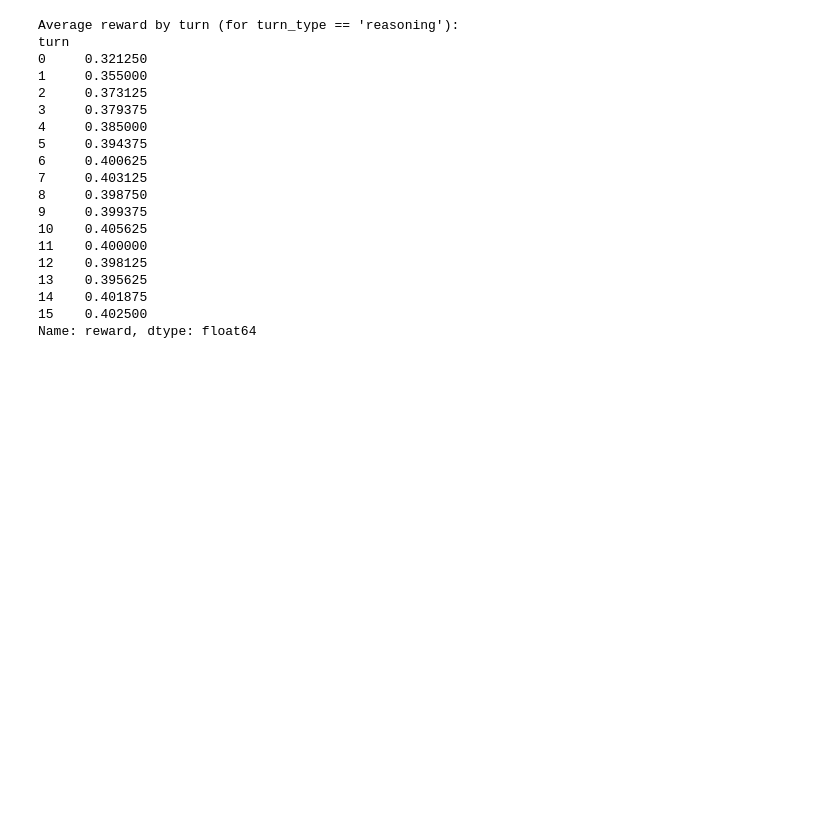
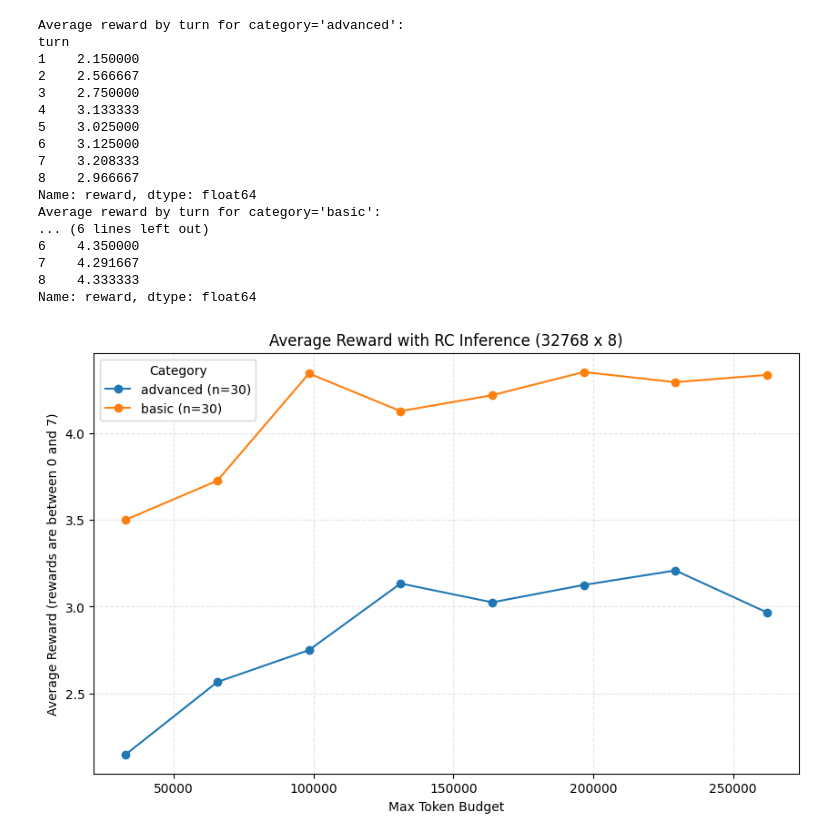
Before and after one commit to ars22/pipeline-rl, a Jupyter notebook: analysis/analyze_rc_stream.ipynb, the cells around one changed output. Saved outputs shown, nothing was run; the diff lists cells and outputs as text; code cells hidden in the pictures; blank space fills up the shorter version.

```diff
--- a/analysis/analyze_rc_stream.ipynb
+++ b/analysis/analyze_rc_stream.ipynb
@@ -9,9 +9,10 @@ import matplotlib.pyplot as plt
 # %%
 
 # Path to your JSONL file
-file_path = "/project/flame/asetlur/rc_qw4bins_ansbench_n4_t16_l16k2k_new2.jsonl"
-
+# file_path = "/root/results/imoproofbench_n1_t8_l32k2k_v03.00step000500_1767581185/streams/actor_test/0/0/0.jsonl"
+# file_path = "/root/results/imoproofbench_n1_t8_l32k2k_v03.00step000500_withdelimiter_1767584730/streams/actor_test/0/0/0.jsonl"
 # Each line is a JSON list, merge all into one list, then make a DataFrame from the merged list of dicts
+file_path = "/root/results/imoproofbench_n4_t8_l32k2k_v03.00step000500_withdelimiter_1767594169/streams/actor_test/0/0/0.jsonl"
 import json
 
 all_items = []
@@ -44,32 +75,61 @@ Columns: ['text', 'output_text', 'n_predicted', 'reward', 'logprobs', 'ref_logpr
+# %%
+# Add prompt_text by removing output_text from text
+if "prompt_text" not in df.columns and "text" in df.columns and "output_text" in df.columns:
+    def get_prompt_text(row):
+        if pd.isna(row["text"]) or pd.isna(row["output_text"]):
+            return None
+        if str(row["text"]).endswith(str(row["output_text"])):
+            return row["text"][: -len(str(row["output_text"]))]
+        return None  # Could not reliably reconstruct
+    df["prompt_text"] = df.apply(get_prompt_text, axis=1)
 # %%
+import matplotlib.pyplot as plt
+
+per_turn_token_budget = 32768
+model_name = "v03.00step000500_withdelimiter"
+
 # Filter for turn_type == "reasoning"
 reasoning_df = df[df["turn_type"] == "reasoning"].copy()
 
 # Compute 'turn' as cycle_step // 2
-reasoning_df["turn"] = reasoning_df["cycle_step"] // 2
+reasoning_df["turn"] = reasoning_df["cycle_step"] // 2 + 1
 
-# Group by 'turn' and compute the mean reward
-grouped_turns = reasoning_df.groupby("turn")["reward"].mean()
+# Sort by 'vtegory' and then by 'turn'
+reasoning_df = reasoning_df.sort_values(by=["category", "turn"])
 
-print("Average reward by turn (for turn_type == 'reasoning'):")
-print(grouped_turns)
+# Prepare the plot
+plt.figure(figsize=(10, 6))
+
+# Plot for each category
+for cat, subdf in reasoning_df.groupby("category"):
+    # Group by 'turn' and compute the mean reward for this category
+    grouped_turns = subdf.groupby("turn")["reward"].mean() * 7.
+    plt.plot(grouped_turns.index * per_turn_token_budget, grouped_turns.values, marker='o', label=f"{cat} (n={subdf['problem_id'].nunique()})")
+    print(f"Average reward by turn for category='{cat}':")
+    print(grouped_turns)
+
+plt.xlabel("Max Token Budget")
+plt.ylabel("Average Reward (rewards are between 0 and 7)")
+plt.title(f"RC Inference ({per_turn_token_budget} x {reasoning_df['turn'].max()}) for {model_name}")
+plt.legend(title="Category")
+plt.grid(True, alpha=0.3, linestyle='--')
+plt.show()
 # %% [output]
-Average reward by turn (for turn_type == 'reasoning'):
+Average reward by turn for category='advanced':
 turn
-0     0.321250
-1     0.355000
-2     0.373125
-3     0.379375
-4     0.385000
-5     0.394375
-6     0.400625
-7     0.403125
-8     0.398750
-9     0.399375
-10    0.405625
-11    0.400000
-12    0.398125
-13    0.395625
-14    0.401875
-15    0.402500
+1    2.150000
+2    2.566667
+3    2.750000
+4    3.133333
+5    3.025000
+6    3.125000
+7    3.208333
+8    2.966667
 Name: reward, dtype: float64
+Average reward by turn for category='basic':
+... (6 lines left out)
+6    4.350000
+7    4.291667
+8    4.333333
+Name: reward, dtype: float64
+[figure, added]
```
Also changed, not shown: parts of 4 cells of this notebook, 2 other files.
